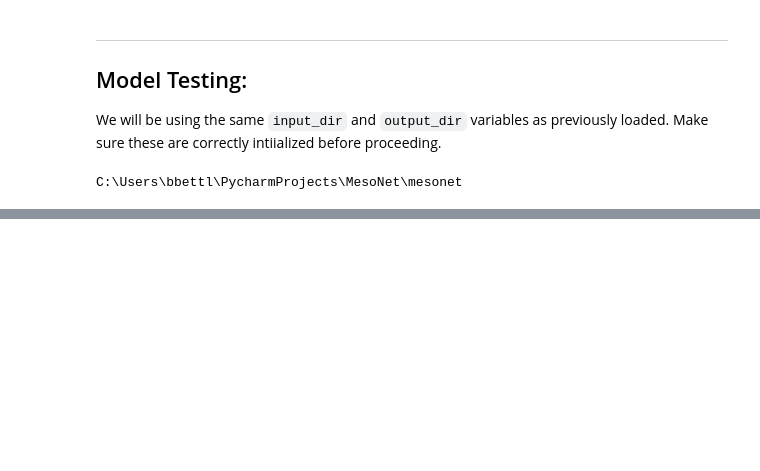
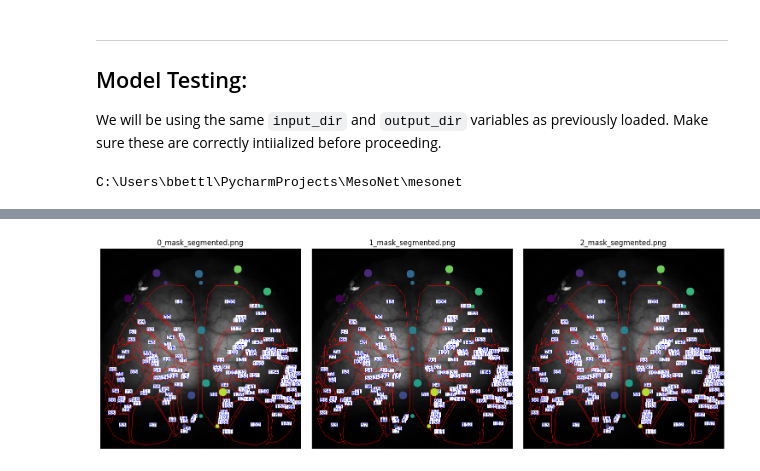
Before and after one commit to BruneBettler/wfield_pipeline, a Jupyter notebook: mesonet_tests.ipynb, the cells around one changed output, grey strips where cells are left out. Drawn from its saved outputs; the diff is of its cells as text; code cells hidden in the pictures; blank space fills up the shorter version.

```diff
--- a/mesonet_tests.ipynb
+++ b/mesonet_tests.ipynb
@@ -309,13 +336,14 @@ FileNotFoundError: [Errno 2] No such file or directory: 'C:\\Users\\bbettl\\Pych
 # 500 of nicole's images takes ~ 7 minutes to run I have no idea why.
 mesonet.predict_dlc(config_file)
 # %%
-img0 = (glob.glob(f"{output_dir}/output_mask/*.png"))[0]
-img1 = (glob.glob(f"{output_dir}/output_mask/*.png"))[1]
-img2 = (glob.glob(f"{output_dir}/output_mask/*.png"))[3]
+img_list = (glob.glob(f"{output_dir}/output_overlay/*segmented.png"))
 
-imgs = [img0, img1, img2]
+
+imgs = [img_list[0], img_list[1], img_list[2]]
 
 visualize_trio(imgs)
+# %% [output]
+[figure, added]
 # %% [markdown]
 # Modified Code
 
```
Also changed, not shown: parts of 8 cells of this notebook.
